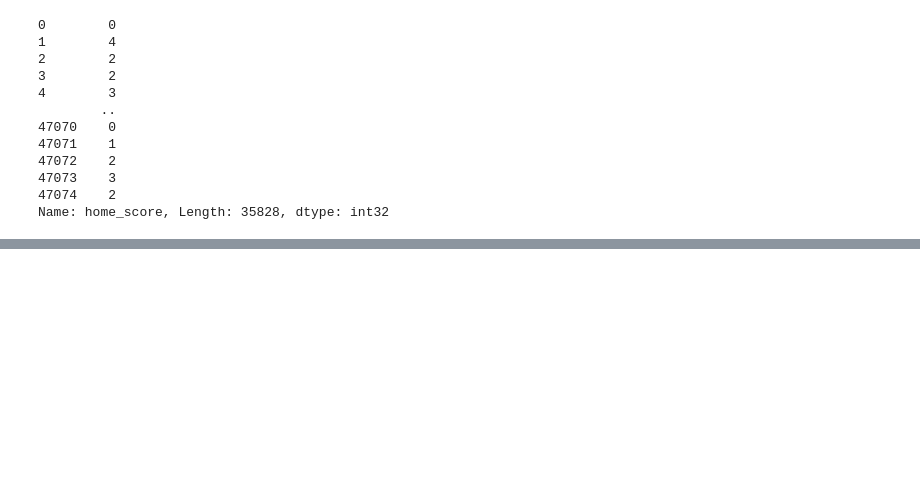
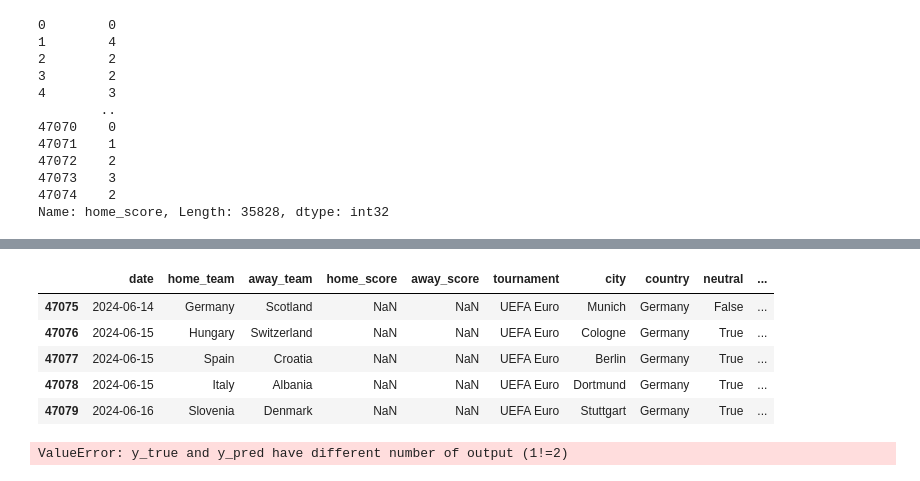
Before and after one commit to NiklasSeitherDHBW/Fussballergebnisse, a Jupyter notebook: Carlo_Model.ipynb, the cells around one changed output, grey strips where cells are left out. Saved outputs shown, nothing was run; the diff lists cells and outputs as text; code cells hidden in the pictures; blank space fills up the shorter version.

```diff
--- a/Carlo_Model.ipynb
+++ b/Carlo_Model.ipynb
@@ -294,0 +554,19 @@ If the model instance has been used for another fit with different fit parameter
+# %%
+df_em2024.head()
+# %% [output]
+|  | date | home_team | away_team | home_score | away_score | tournament | city | country | neutral | ... |
+| 47075 | 2024-06-14 | Germany | Scotland | NaN | NaN | UEFA Euro | Munich | Germany | False | ... |
+| 47076 | 2024-06-15 | Hungary | Switzerland | NaN | NaN | UEFA Euro | Cologne | Germany | True | ... |
+| 47077 | 2024-06-15 | Spain | Croatia | NaN | NaN | UEFA Euro | Berlin | Germany | True | ... |
+| 47078 | 2024-06-15 | Italy | Albania | NaN | NaN | UEFA Euro | Dortmund | Germany | True | ... |
+| 47079 | 2024-06-16 | Slovenia | Denmark | NaN | NaN | UEFA Euro | Stuttgart | Germany | True | ... |
+# %%
+mse_home = mean_squared_error(y_test, y_pred)
+mae_home = mean_absolute_error(y_test, y_pred)
+mse_away = mean_squared_error(y_test[:, 1], y_pred[:, 1])
+mae_away = mean_absolute_error(y_test[:, 1], y_pred[:, 1])
+
+print(f"Home Score - MSE: {mse_home}, MAE: {mae_home}")
+print(f"Away Score - MSE: {mse_away}, MAE: {mae_away}")
+# %% [output]
+ValueError: y_true and y_pred have different number of output (1!=2)
```
Also changed, not shown: parts of 29 cells of this notebook, 2 other files.
